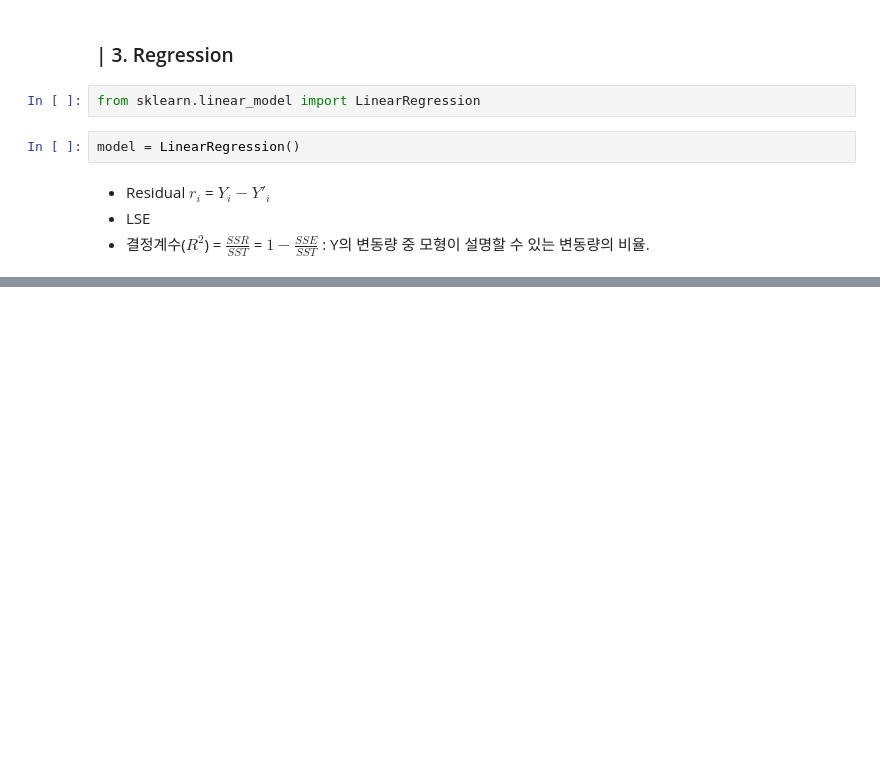
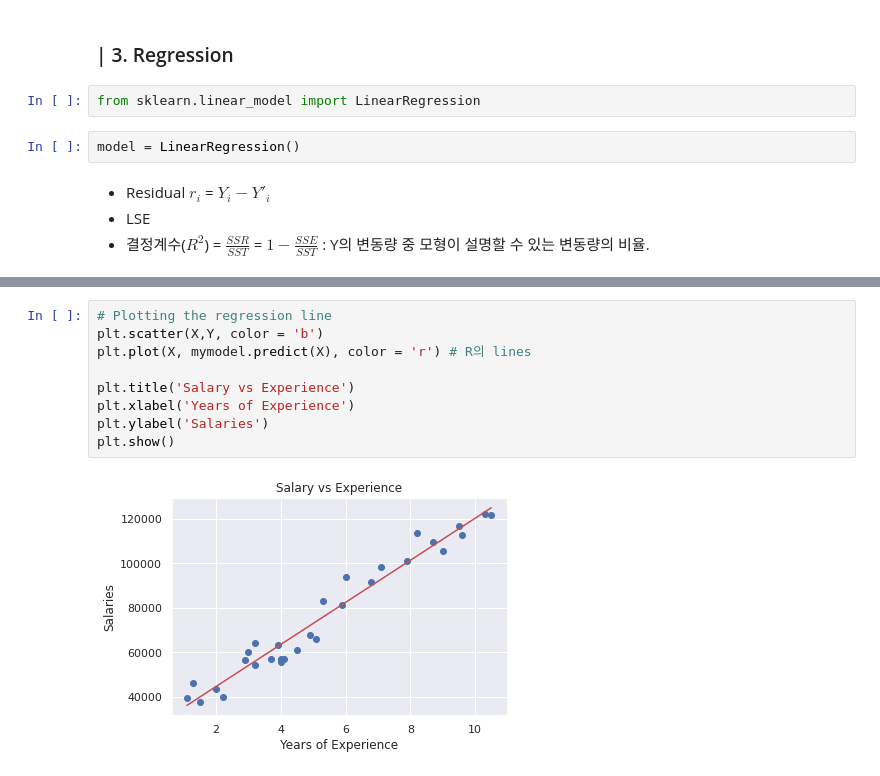
Before and after one commit to Dkepffl/2022-1-Lecture_Note, a Jupyter notebook: Statistical_Methods_for_Big_Data_Analysis/Chapter2.ipynb, the cells around one changed output, grey strips where cells are left out. Drawn from its saved outputs; the diff is of its cells as text; blank space fills up the shorter version.

```diff
--- a/Statistical_Methods_for_Big_Data_Analysis/Chapter2.ipynb
+++ b/Statistical_Methods_for_Big_Data_Analysis/Chapter2.ipynb
@@ -75,0 +130,11 @@ model = LinearRegression()
+# %%
+# Plotting the regression line
+plt.scatter(X,Y, color = 'b')
+plt.plot(X, mymodel.predict(X), color = 'r') # R의 lines
+
+plt.title('Salary vs Experience')
+plt.xlabel('Years of Experience')
+plt.ylabel('Salaries')
+plt.show()
+# %% [output]
+[figure, added]
```
Also changed, not shown: parts of 49 cells of this notebook.
